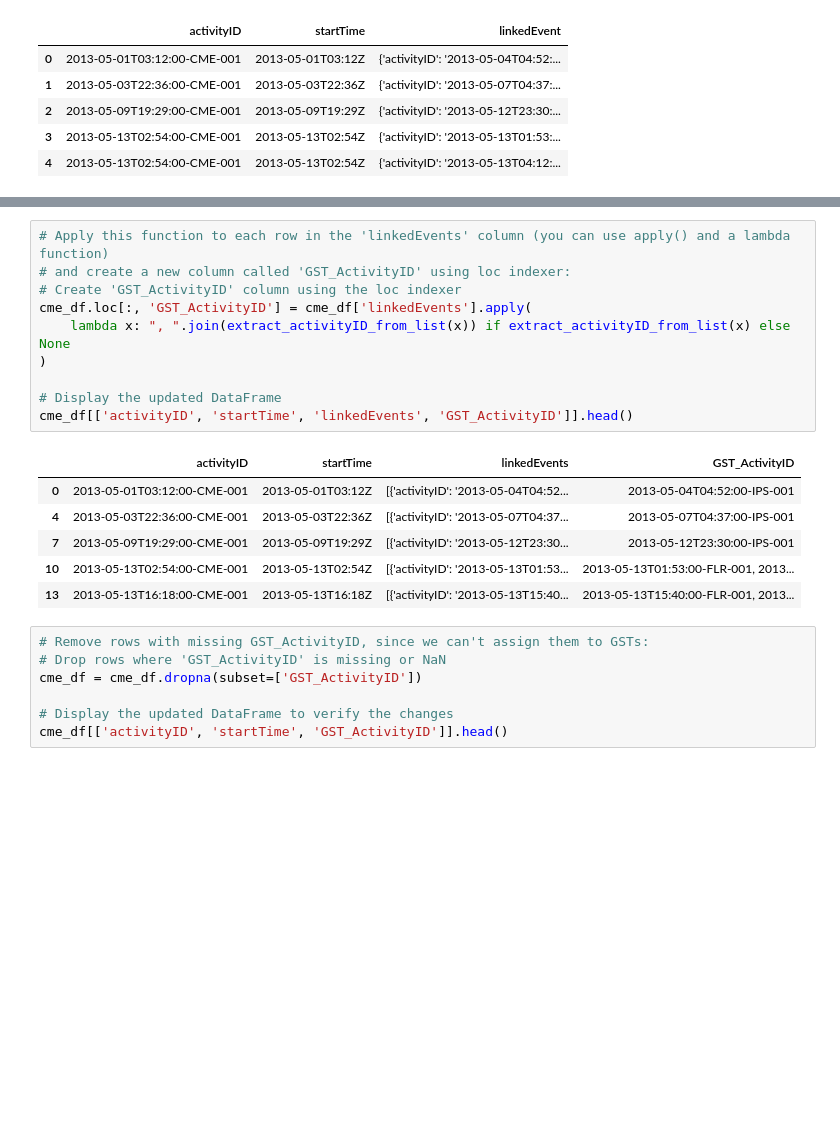
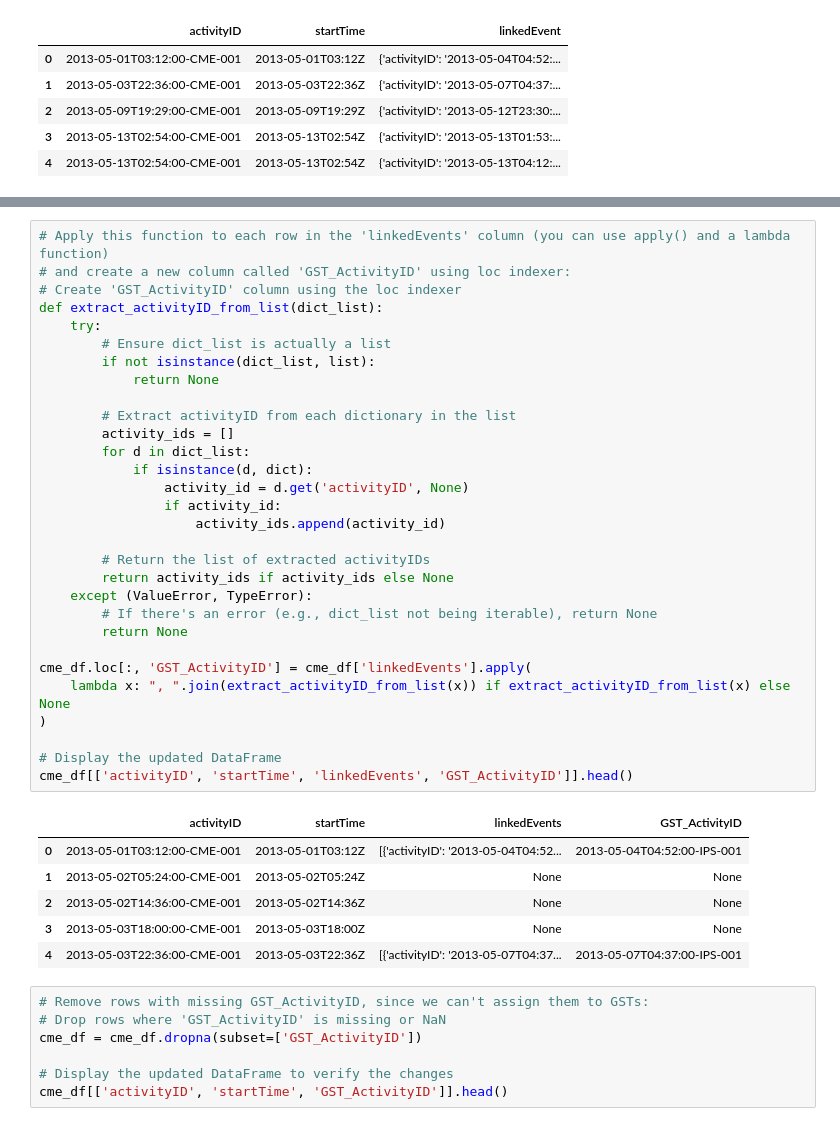
Before and after one commit to Protein1901/data-sourcing-challenge, a Jupyter notebook: retrieve_data_complete.ipynb, the cells around one changed output, grey strips where cells are left out. Cells and saved outputs as stored; diff of their text form; blank space fills up the shorter version.

```diff
--- a/retrieve_data_complete.ipynb
+++ b/retrieve_data_complete.ipynb
@@ -147,20 +136,40 @@ print(extract_activityID_from_dict(example_linked_event))
 # %%
 # Apply this function to each row in the 'linkedEvents' column (you can use apply() and a lambda function)
 # and create a new column called 'GST_ActivityID' using loc indexer:
 # Create 'GST_ActivityID' column using the loc indexer
+def extract_activityID_from_list(dict_list):
+    try:
+        # Ensure dict_list is actually a list
+        if not isinstance(dict_list, list):
+            return None
+
+        # Extract activityID from each dictionary in the list
+        activity_ids = []
+        for d in dict_list:
+            if isinstance(d, dict):
+                activity_id = d.get('activityID', None)
+                if activity_id:
+                    activity_ids.append(activity_id)
+
+        # Return the list of extracted activityIDs
+        return activity_ids if activity_ids else None
+    except (ValueError, TypeError):
+        # If there's an error (e.g., dict_list not being iterable), return None
+        return None
+
 cme_df.loc[:, 'GST_ActivityID'] = cme_df['linkedEvents'].apply(
     lambda x: ", ".join(extract_activityID_from_list(x)) if extract_activityID_from_list(x) else None
 )
 
 # Display the updated DataFrame
 cme_df[['activityID', 'startTime', 'linkedEvents', 'GST_ActivityID']].head()
 # %% [output]
 |  | activityID | startTime | linkedEvents | GST_ActivityID |
 | 0 | 2013-05-01T03:12:00-CME-001 | 2013-05-01T03:12Z | [{'activityID': '2013-05-04T04:52... | 2013-05-04T04:52:00-IPS-001 |
+| 1 | 2013-05-02T05:24:00-CME-001 | 2013-05-02T05:24Z | None | None |
+| 2 | 2013-05-02T14:36:00-CME-001 | 2013-05-02T14:36Z | None | None |
+| 3 | 2013-05-03T18:00:00-CME-001 | 2013-05-03T18:00Z | None | None |
 | 4 | 2013-05-03T22:36:00-CME-001 | 2013-05-03T22:36Z | [{'activityID': '2013-05-07T04:37... | 2013-05-07T04:37:00-IPS-001 |
-| 7 | 2013-05-09T19:29:00-CME-001 | 2013-05-09T19:29Z | [{'activityID': '2013-05-12T23:30... | 2013-05-12T23:30:00-IPS-001 |
-| 10 | 2013-05-13T02:54:00-CME-001 | 2013-05-13T02:54Z | [{'activityID': '2013-05-13T01:53... | 2013-05-13T01:53:00-FLR-001, 2013... |
-| 13 | 2013-05-13T16:18:00-CME-001 | 2013-05-13T16:18Z | [{'activityID': '2013-05-13T15:40... | 2013-05-13T15:40:00-FLR-001, 2013... |
 # %%
 # Remove rows with missing GST_ActivityID, since we can't assign them to GSTs:
 # Drop rows where 'GST_ActivityID' is missing or NaN
```
Also changed, not shown: parts of 8 cells of this notebook, 2 other files.
